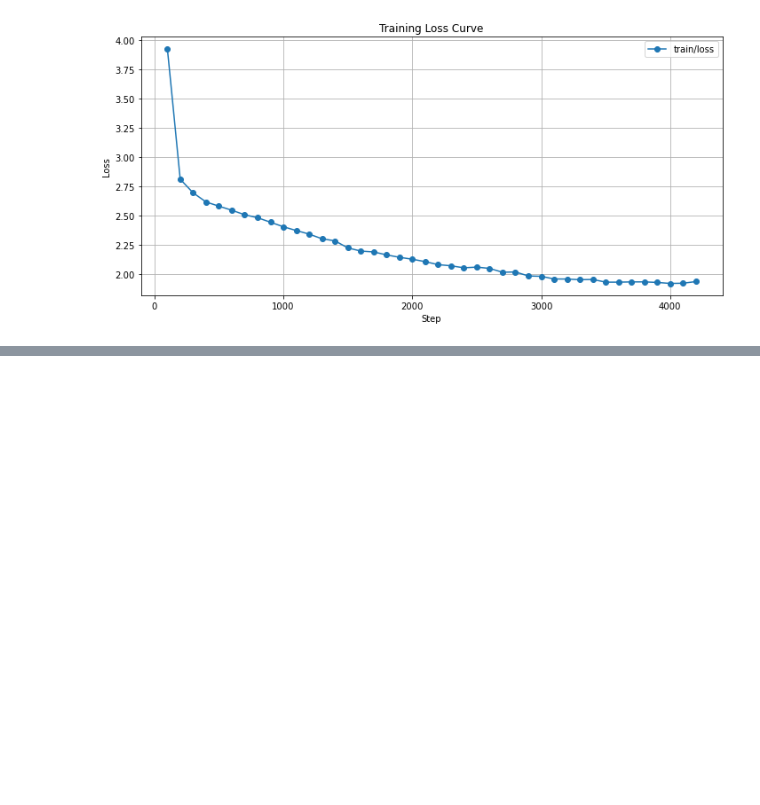
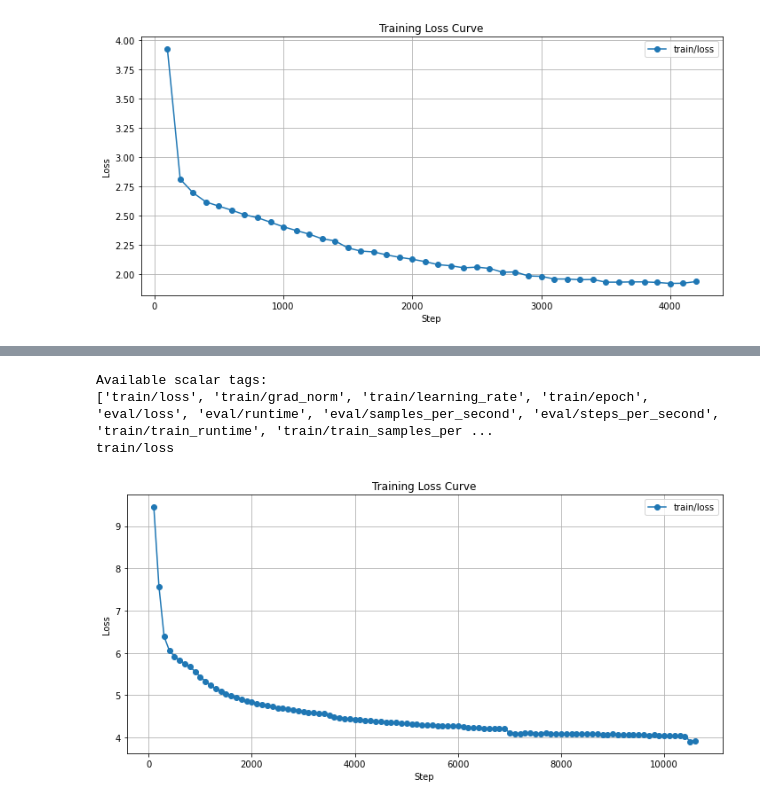
Before and after one commit to um-cap-lab/EMNLP-2025-submission, a Jupyter notebook: GPT2-small_training_script.ipynb, the cells around one changed output, grey strips where cells are left out. Saved outputs shown, nothing was run; the diff lists cells and outputs as text; code cells hidden in the pictures; blank space fills up the shorter version.

```diff
--- a/GPT2-small_training_script.ipynb
+++ b/GPT2-small_training_script.ipynb
@@ -567,0 +658,44 @@ train/loss
+# %%
+from tensorboard.backend.event_processing.event_accumulator import EventAccumulator
+
+log_dir = './gpt2-small/logs'
+
+event_path = os.path.join(log_dir, 'events.out.tfevents.gpt2.100M')
+event_acc = EventAccumulator(event_path)
+event_acc.Reload()
+
+# list all scalar tags
+print("Available scalar tags:")
+print(event_acc.Tags()["scalars"])
+
+# try common tags
+possible_tags = ["loss", "train/loss", "training_loss"]
+tag = None
+for t in possible_tags:
+    if t in event_acc.Tags()["scalars"]:
+        tag = t
+        print(tag)
+        break
+
+assert tag, f"Could not find expected loss tag. Found: {event_acc.Tags()['scalars']}"
+
+# extract data
+events = event_acc.Scalars(tag)
+steps = [e.step for e in events]
+values = [e.value for e in events]
+
+# plotting
+plt.figure(figsize = (10, 5))
+plt.plot(steps, values, marker = "o", label = tag)
+plt.xlabel("Step")
+plt.ylabel("Loss")
+plt.title("Training Loss Curve")
+plt.grid(True)
+plt.legend()
+plt.tight_layout()
+plt.show()
+# %% [output]
+Available scalar tags:
+['train/loss', 'train/grad_norm', 'train/learning_rate', 'train/epoch', 'eval/loss', 'eval/runtime', 'eval/samples_per_second', 'eval/steps_per_second', 'train/train_runtime', 'train/train_samples_per ...
+train/loss
+[figure, added]
```
Also changed, not shown: parts of 3 cells of this notebook.
